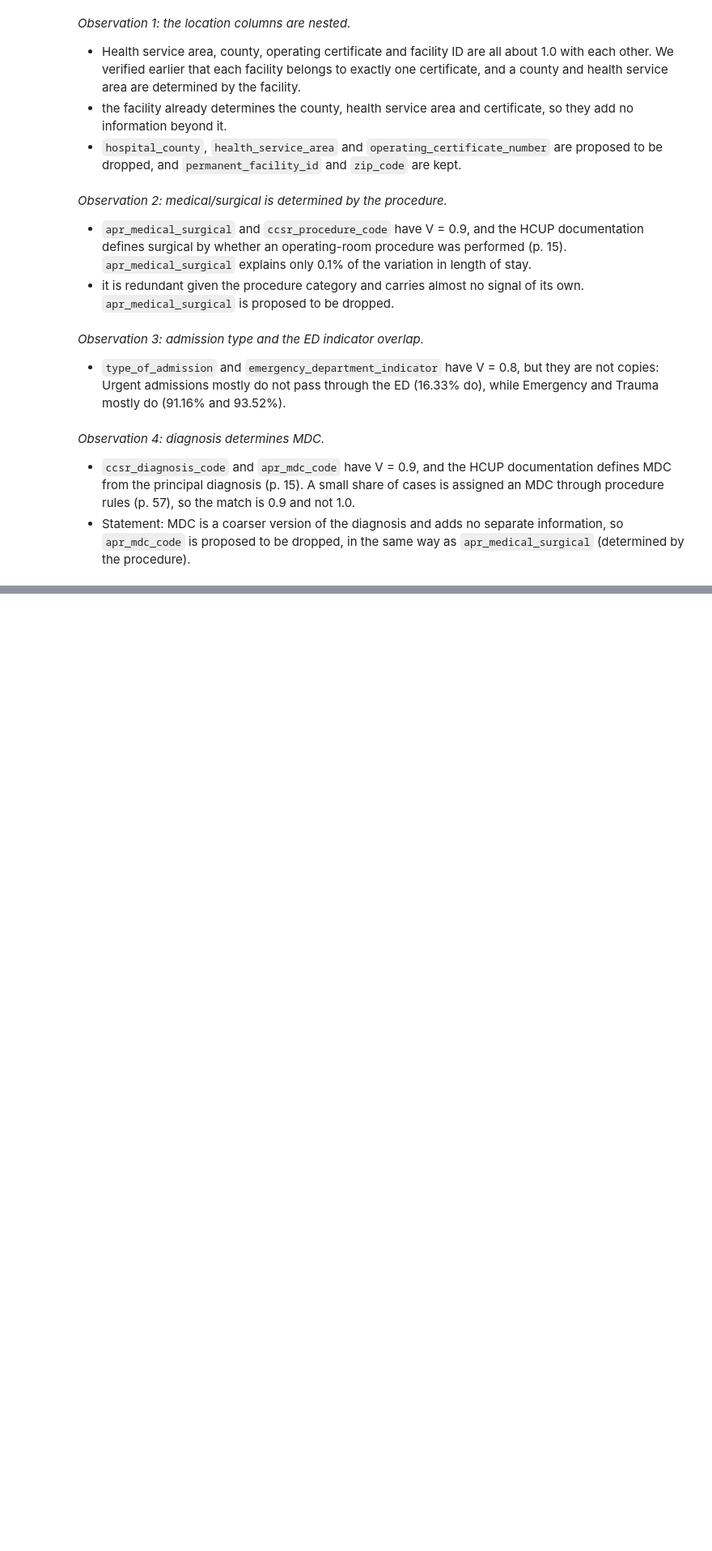
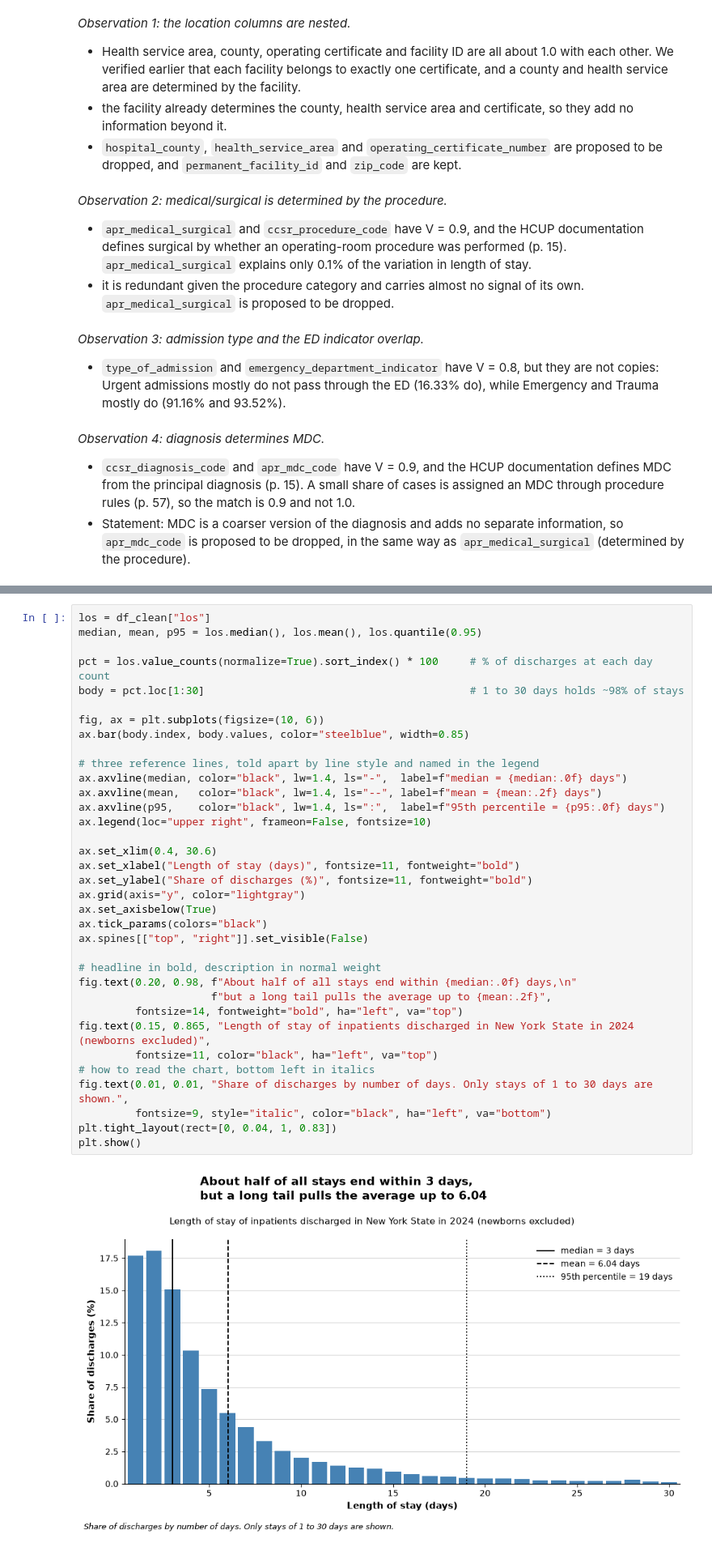
Before and after one commit to suehuynh/hospital-stay-forecast, a Jupyter notebook: src/eda_cleaning_tmp.ipynb, the cells around one changed output, grey strips where cells are left out. Shown at 81% size. Drawn from its saved outputs; the diff is of its cells as text; blank space fills up the shorter version.

```diff
--- a/src/eda_cleaning.ipynb
+++ b/src/eda_cleaning_tmp.ipynb
@@ -1235,0 +1245,37 @@ plt.show()
+# %%
+los = df_clean["los"]
+median, mean, p95 = los.median(), los.mean(), los.quantile(0.95)
+
+pct = los.value_counts(normalize=True).sort_index() * 100     # % of discharges at each day count
+body = pct.loc[1:30]                                          # 1 to 30 days holds ~98% of stays
+
+fig, ax = plt.subplots(figsize=(10, 6))
+ax.bar(body.index, body.values, color="steelblue", width=0.85)
+
+# three reference lines, told apart by line style and named in the legend
+ax.axvline(median, color="black", lw=1.4, ls="-",  label=f"median = {median:.0f} days")
+ax.axvline(mean,   color="black", lw=1.4, ls="--", label=f"mean = {mean:.2f} days")
+ax.axvline(p95,    color="black", lw=1.4, ls=":",  label=f"95th percentile = {p95:.0f} days")
+ax.legend(loc="upper right", frameon=False, fontsize=10)
+
+ax.set_xlim(0.4, 30.6)
+ax.set_xlabel("Length of stay (days)", fontsize=11, fontweight="bold")
+ax.set_ylabel("Share of discharges (%)", fontsize=11, fontweight="bold")
+ax.grid(axis="y", color="lightgray")
+ax.set_axisbelow(True)
+ax.tick_params(colors="black")
+ax.spines[["top", "right"]].set_visible(False)
+
+# headline in bold, description in normal weight
+fig.text(0.20, 0.98, f"About half of all stays end within {median:.0f} days,\n"
+                     f"but a long tail pulls the average up to {mean:.2f}",
+         fontsize=14, fontweight="bold", ha="left", va="top")
+fig.text(0.15, 0.865, "Length of stay of inpatients discharged in New York State in 2024 (newborns excluded)",
+         fontsize=11, color="black", ha="left", va="top")
+# how to read the chart, bottom left in italics
+fig.text(0.01, 0.01, "Share of discharges by number of days. Only stays of 1 to 30 days are shown.",
+         fontsize=9, style="italic", color="black", ha="left", va="bottom")
+plt.tight_layout(rect=[0, 0.04, 1, 0.83])
+plt.show()
+# %% [output]
+[figure, added]
```
Also changed, not shown: parts of 12 cells of this notebook, 9 other files.
